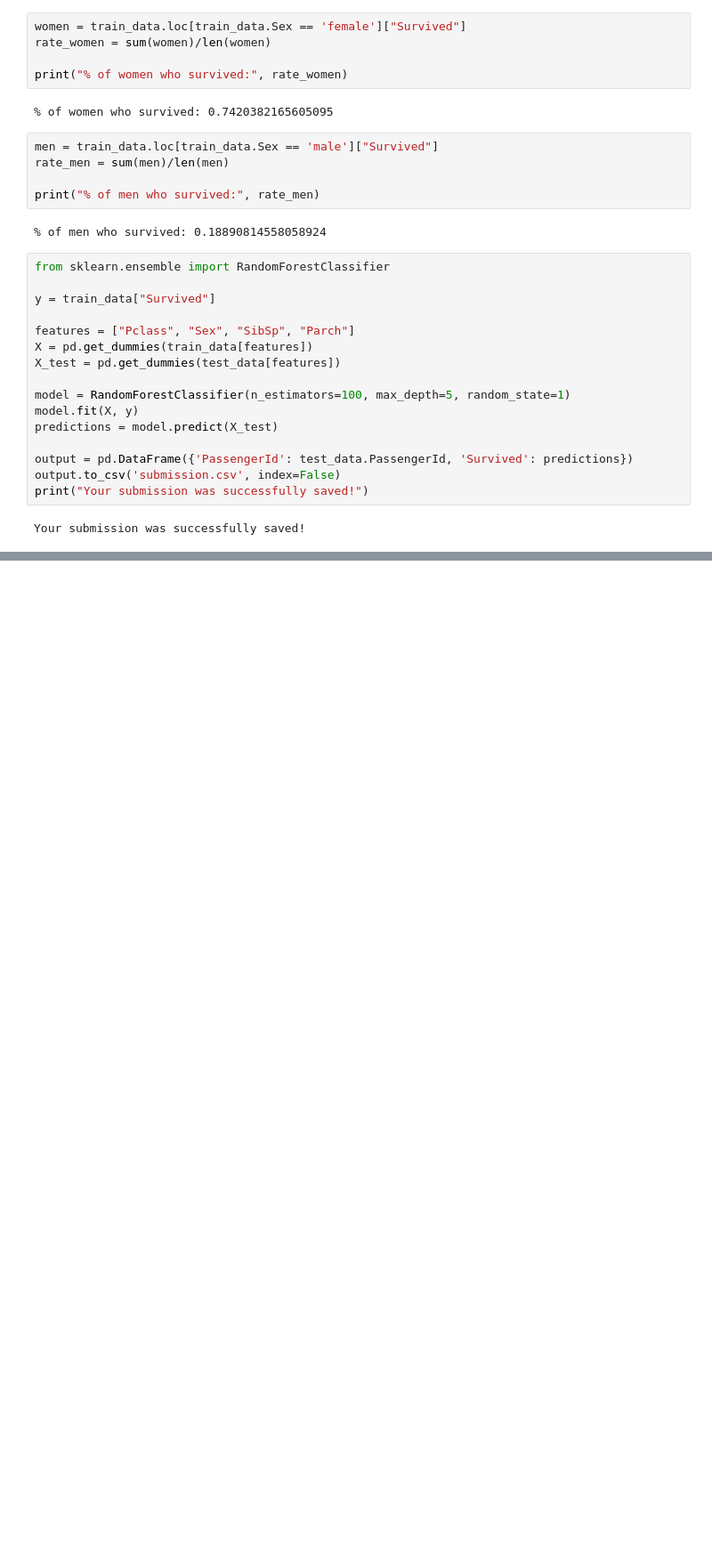
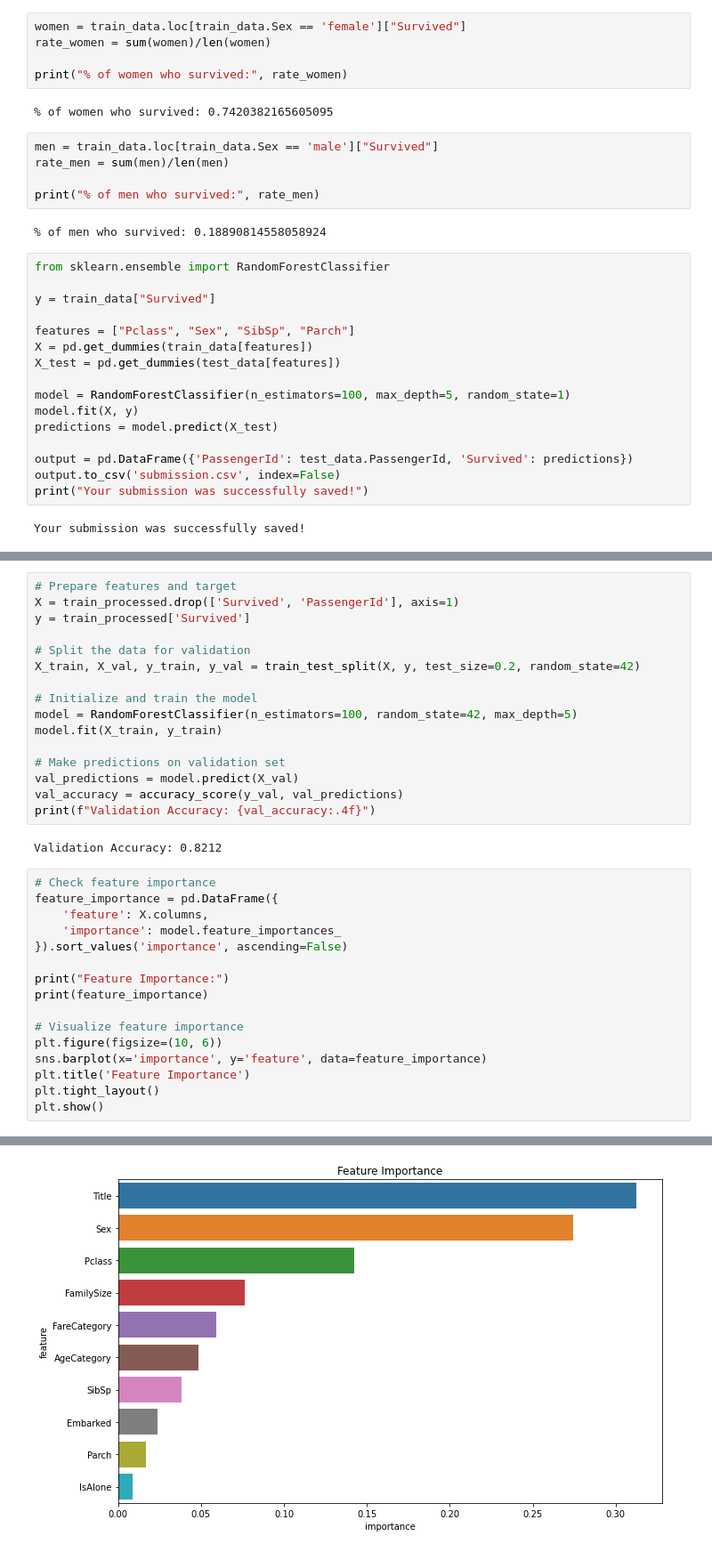
Before and after one commit to MohadesehEmamipour/CIFAR-10-dataset, a Jupyter notebook: titanic.ipynb, the cells around one changed output, grey strips where cells are left out. Shown at 89% size. Drawn from its saved outputs; the diff is of its cells as text; blank space fills up the shorter version.

```diff
--- a/titanic.ipynb
+++ b/titanic.ipynb
@@ -80,0 +176,35 @@ Your submission was successfully saved!
+# %%
+# Prepare features and target
+X = train_processed.drop(['Survived', 'PassengerId'], axis=1)
+y = train_processed['Survived']
+
+# Split the data for validation
+X_train, X_val, y_train, y_val = train_test_split(X, y, test_size=0.2, random_state=42)
+
+# Initialize and train the model
+model = RandomForestClassifier(n_estimators=100, random_state=42, max_depth=5)
+model.fit(X_train, y_train)
+
+# Make predictions on validation set
+val_predictions = model.predict(X_val)
+val_accuracy = accuracy_score(y_val, val_predictions)
+print(f"Validation Accuracy: {val_accuracy:.4f}")
+# %% [output]
+Validation Accuracy: 0.8212
+# %%
+# Check feature importance
+feature_importance = pd.DataFrame({
+    'feature': X.columns,
+    'importance': model.feature_importances_
+}).sort_values('importance', ascending=False)
+
+print("Feature Importance:")
+print(feature_importance)
+
+# Visualize feature importance
+plt.figure(figsize=(10, 6))
+sns.barplot(x='importance', y='feature', data=feature_importance)
+plt.title('Feature Importance')
+plt.tight_layout()
+plt.show()
+# %% [output]
@@ -80,0 +223 @@ Your submission was successfully saved!
+[figure, added]
```
Also changed, not shown: parts of 5 cells of this notebook.
